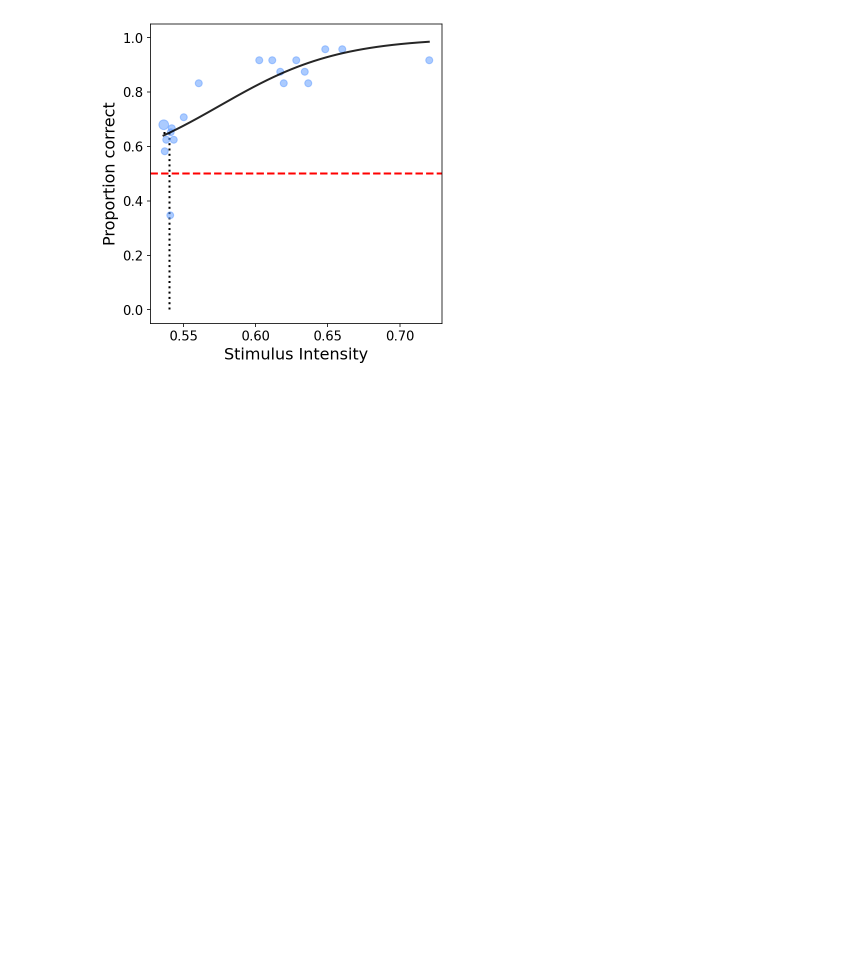
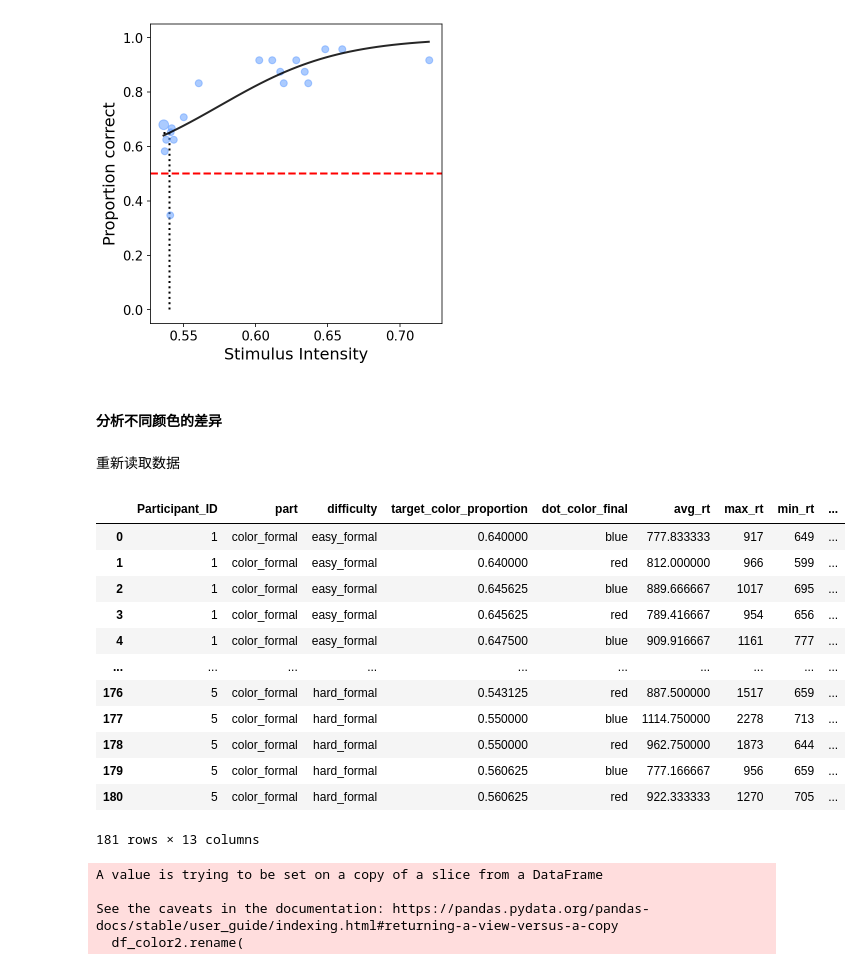
Before and after one commit to Wsy122/Self_Prioritization_Expt, a Jupyter notebook: 3_Analysis/3_2_pilot_expt_v3/psychCurve.ipynb, the cells around one changed output. Cells and saved outputs as stored; diff of their text form; code cells hidden in the pictures; blank space fills up the shorter version.

```diff
--- a/3_Analysis/3_2_pilot_expt_v3/psychCurve.ipynb
+++ b/3_Analysis/3_2_pilot_expt_v3/psychCurve.ipynb
@@ -376,3 +389,7 @@ for key in data_color.keys():
 [figure]
 [figure]
 [figure]
+# %% [markdown]
+#### 分析不同颜色的差异
+# %% [markdown]
+重新读取数据
@@ -378,0 +400,41 @@ for key in data_color.keys():
+# %%
+df_color2
+# %% [output]
+|  | Participant_ID | part | difficulty | target_color_proportion | dot_color_final | avg_rt | max_rt | min_rt | ... |
+| 0 | 1 | color_formal | easy_formal | 0.640000 | blue | 777.833333 | 917 | 649 | ... |
+| 1 | 1 | color_formal | easy_formal | 0.640000 | red | 812.000000 | 966 | 599 | ... |
+| 2 | 1 | color_formal | easy_formal | 0.645625 | blue | 889.666667 | 1017 | 695 | ... |
+| 3 | 1 | color_formal | easy_formal | 0.645625 | red | 789.416667 | 954 | 656 | ... |
+| 4 | 1 | color_formal | easy_formal | 0.647500 | blue | 909.916667 | 1161 | 777 | ... |
+| ... | ... | ... | ... | ... | ... | ... | ... | ... | ... |
+| 176 | 5 | color_formal | hard_formal | 0.543125 | red | 887.500000 | 1517 | 659 | ... |
+| 177 | 5 | color_formal | hard_formal | 0.550000 | blue | 1114.750000 | 2278 | 713 | ... |
+| 178 | 5 | color_formal | hard_formal | 0.550000 | red | 962.750000 | 1873 | 644 | ... |
+| 179 | 5 | color_formal | hard_formal | 0.560625 | blue | 777.166667 | 956 | 659 | ... |
+| 180 | 5 | color_formal | hard_formal | 0.560625 | red | 922.333333 | 1270 | 705 | ... |
+181 rows × 13 columns
+# %%
+# 提取 'target_color_proportion'  'correct_count' 和 'all_count' 列
+df_color2 = df_color2[['target_color_proportion', 'correct_count', 'all_count', 'dot_color_final']]
+# 把列名改为要求的格式
+df_color2.rename(
+  columns={'target_color_proportion': 'Stimulus intensity', 'correct_count': 'N-trials correct', 'all_count': 'N-trials total'},
+  inplace=True)
+
+# 根据 Participant_ID 分组
+grouped = df_color2.groupby('dot_color_final')
+
+# 存储每个被试的数据集
+data_color2 = dict()
+index = 1
+for _, group in grouped:
+    # 去掉 Participant_ID 列并转换为 numpy.ndarray
+    dataset = group.drop(columns='dot_color_final').values
+    key = f'data_{index:02d}'  # 生成类似 data_01、data_02 的键
+    data_color2[key] = dataset
+    index += 1
+# %% [output]
+A value is trying to be set on a copy of a slice from a DataFrame
+
+See the caveats in the documentation: https://pandas.pydata.org/pandas-docs/stable/user_guide/indexing.html#returning-a-view-versus-a-copy
+  df_color2.rename(
```
Also changed, not shown: parts of 16 cells of this notebook, 2 other files.
